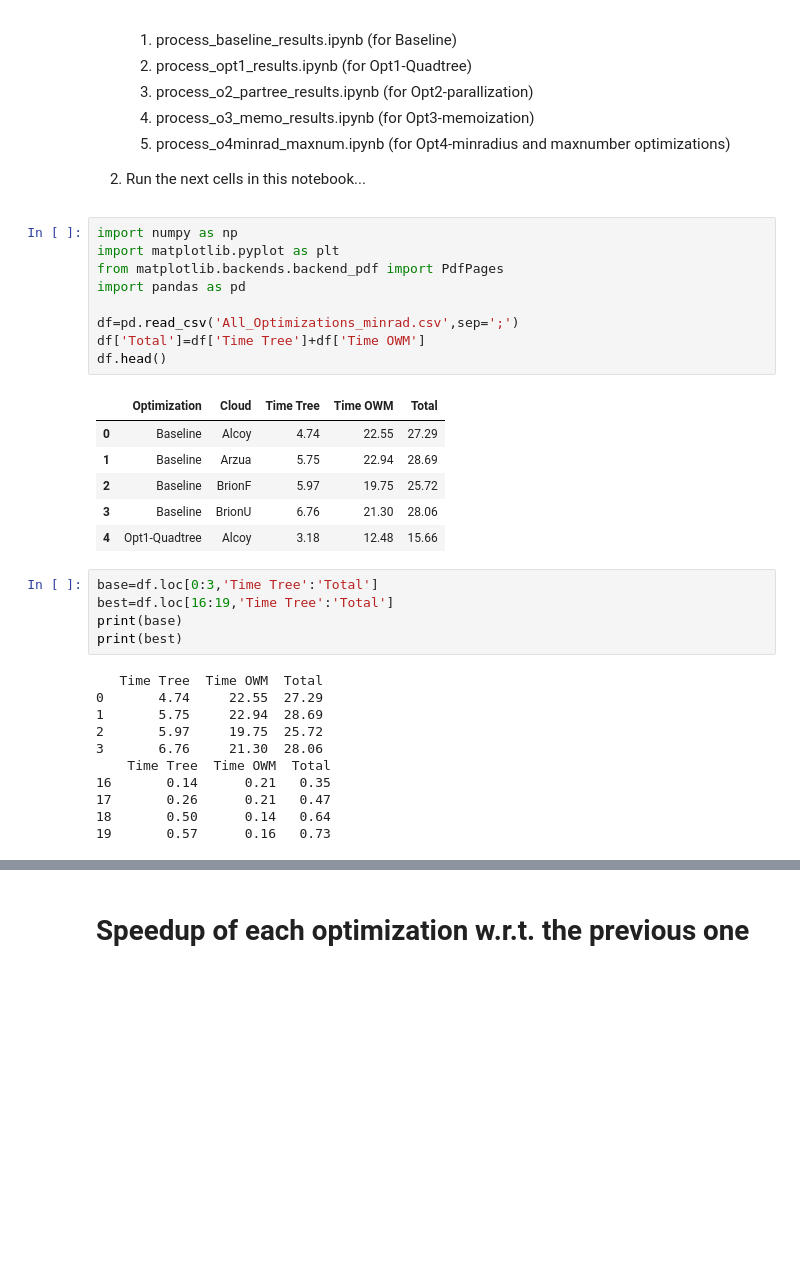
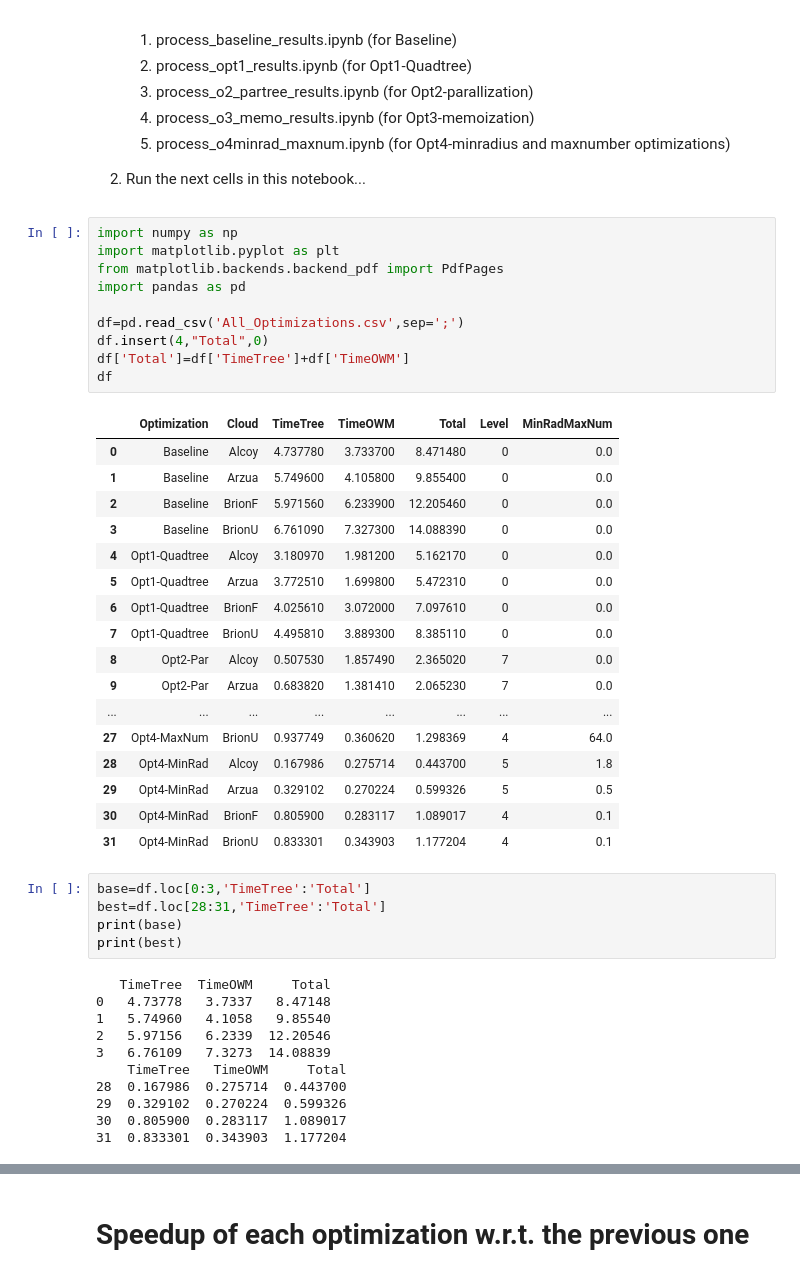
Before and after one commit to PPMC-DAC/FastOWM, a Jupyter notebook: Results/process_all_optim.ipynb, the cells around one changed output, grey strips where cells are left out. Cells and saved outputs as stored; diff of their text form; blank space fills up the shorter version.

```diff
--- a/Results/process_all_optim.ipynb
+++ b/Results/process_all_optim.ipynb
@@ -12,35 +12,47 @@
 # %%
 import numpy as np
 import matplotlib.pyplot as plt
 from matplotlib.backends.backend_pdf import PdfPages
 import pandas as pd
 
-df=pd.read_csv('All_Optimizations_minrad.csv',sep=';')
-df['Total']=df['Time Tree']+df['Time OWM']
-df.head()
+df=pd.read_csv('All_Optimizations.csv',sep=';')
+df.insert(4,"Total",0)
+df['Total']=df['TimeTree']+df['TimeOWM']
+df
 # %% [output]
-|  | Optimization | Cloud | Time Tree | Time OWM | Total |
-| 0 | Baseline | Alcoy | 4.74 | 22.55 | 27.29 |
-| 1 | Baseline | Arzua | 5.75 | 22.94 | 28.69 |
-| 2 | Baseline | BrionF | 5.97 | 19.75 | 25.72 |
-| 3 | Baseline | BrionU | 6.76 | 21.30 | 28.06 |
-| 4 | Opt1-Quadtree | Alcoy | 3.18 | 12.48 | 15.66 |
+|  | Optimization | Cloud | TimeTree | TimeOWM | Total | Level | MinRadMaxNum |
+| 0 | Baseline | Alcoy | 4.737780 | 3.733700 | 8.471480 | 0 | 0.0 |
+| 1 | Baseline | Arzua | 5.749600 | 4.105800 | 9.855400 | 0 | 0.0 |
+| 2 | Baseline | BrionF | 5.971560 | 6.233900 | 12.205460 | 0 | 0.0 |
+| 3 | Baseline | BrionU | 6.761090 | 7.327300 | 14.088390 | 0 | 0.0 |
+| 4 | Opt1-Quadtree | Alcoy | 3.180970 | 1.981200 | 5.162170 | 0 | 0.0 |
+| 5 | Opt1-Quadtree | Arzua | 3.772510 | 1.699800 | 5.472310 | 0 | 0.0 |
+| 6 | Opt1-Quadtree | BrionF | 4.025610 | 3.072000 | 7.097610 | 0 | 0.0 |
+| 7 | Opt1-Quadtree | BrionU | 4.495810 | 3.889300 | 8.385110 | 0 | 0.0 |
+| 8 | Opt2-Par | Alcoy | 0.507530 | 1.857490 | 2.365020 | 7 | 0.0 |
+| 9 | Opt2-Par | Arzua | 0.683820 | 1.381410 | 2.065230 | 7 | 0.0 |
+| ... | ... | ... | ... | ... | ... | ... | ... |
+| 27 | Opt4-MaxNum | BrionU | 0.937749 | 0.360620 | 1.298369 | 4 | 64.0 |
+| 28 | Opt4-MinRad | Alcoy | 0.167986 | 0.275714 | 0.443700 | 5 | 1.8 |
+| 29 | Opt4-MinRad | Arzua | 0.329102 | 0.270224 | 0.599326 | 5 | 0.5 |
+| 30 | Opt4-MinRad | BrionF | 0.805900 | 0.283117 | 1.089017 | 4 | 0.1 |
+| 31 | Opt4-MinRad | BrionU | 0.833301 | 0.343903 | 1.177204 | 4 | 0.1 |
 # %%
-base=df.loc[0:3,'Time Tree':'Total']
-best=df.loc[16:19,'Time Tree':'Total']
+base=df.loc[0:3,'TimeTree':'Total']
+best=df.loc[28:31,'TimeTree':'Total']
 print(base)
 print(best)
 # %% [output]
-   Time Tree  Time OWM  Total
-0       4.74     22.55  27.29
-1       5.75     22.94  28.69
-2       5.97     19.75  25.72
-3       6.76     21.30  28.06
-    Time Tree  Time OWM  Total
-16       0.14      0.21   0.35
-17       0.26      0.21   0.47
-18       0.50      0.14   0.64
-19       0.57      0.16   0.73
+   TimeTree  TimeOWM     Total
+0   4.73778   3.7337   8.47148
+1   5.74960   4.1058   9.85540
+2   5.97156   6.2339  12.20546
+3   6.76109   7.3273  14.08839
+    TimeTree   TimeOWM     Total
+28  0.167986  0.275714  0.443700
+29  0.329102  0.270224  0.599326
+30  0.805900  0.283117  1.089017
+31  0.833301  0.343903  1.177204
 # %%
 b=np.array(base)
 c=np.array(best)
```
Also changed, not shown: parts of 11 cells of this notebook, 9 other files.
